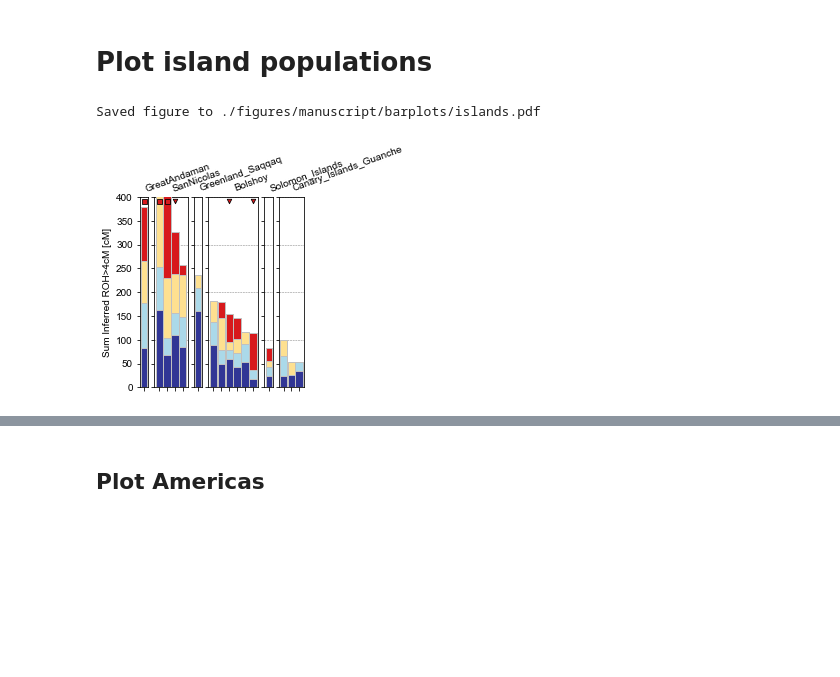
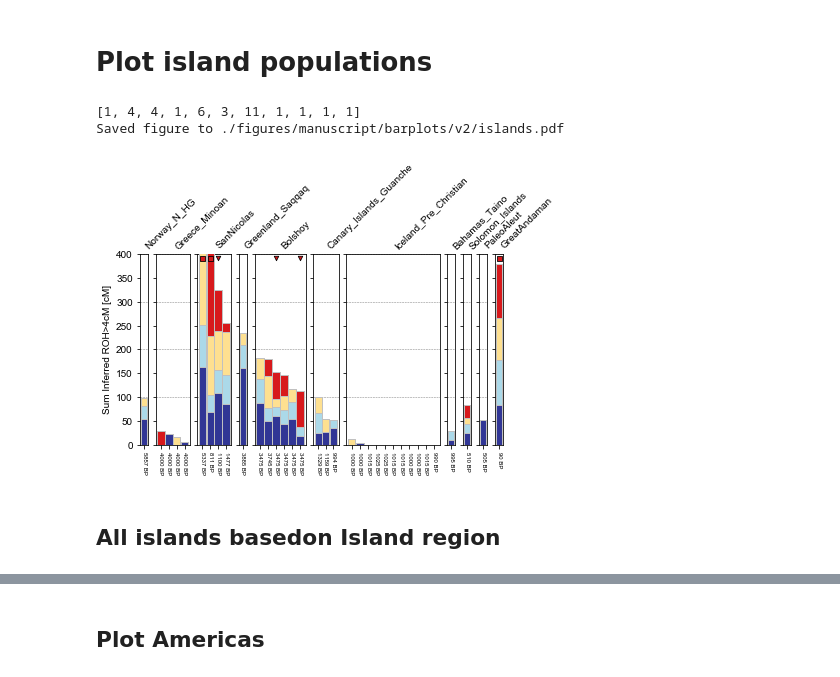
Before and after one commit to hringbauer/hapROH, a Jupyter notebook: Notebooks/Figures/plot_bar_ROH.ipynb, the cells around one changed output, grey strips where cells are left out. Saved outputs shown, nothing was run; the diff lists cells and outputs as text; code cells hidden in the pictures; blank space fills up the shorter version.

```diff
--- a/Notebooks/Figures/plot_bar_ROH.ipynb
+++ b/Notebooks/Figures/plot_bar_ROH.ipynb
@@ -342,3 +339,12 @@ Strategy: Combine Single Pieces
+# %%
+def prep_xlabels(plot_dfs):
+    """Prepare vector of x labels
+    corresponding to ages of individuals"""
+    xlabels = []
+    for df in plot_dfs:
+        lbls = [str(int(x)) + " BP" for x in df["age"].values]
+        xlabels.append(lbls)
+    return xlabels
 # %% [markdown]
 ### Do key modern Populations (French, Han, Palestinian, Pathan)
 # %%
@@ -483,17 +492,23 @@ Saved figure to ./figures/manuscript/barplots/pastoralist_pops.pdf
 # Plot island populations
 # %%
 df1 = pd.read_csv("./Empirical/roh_all_inds_final_v42.csv", sep='\t')
-clsts = ["GreatAndaman", "SanNicolas", "Greenland_Saqqaq", "Bolshoy",
-         "Solomon_Islands", "Canary_Islands_Guanche"] # Paleo_ALeut
+clsts = ["Norway_N_HG", "Greece_Minoan", "SanNicolas", "Greenland_Saqqaq", "Bolshoy",
+         "Canary_Islands_Guanche", "Iceland_Pre_Christian",
+         "Bahamas_Taino", "Solomon_Islands", "PaleoAleut", "GreatAndaman"] # Paleo_ALeut
 
 df_plots, lgths = prep_dfs_plot_exact(df1, pops=clsts, mod_only=False, exact=False)
+x_labels = prep_xlabels(df_plots)
+print(lgths)
 
 plot_panel_row(df_plots, figsize=(np.sum(lgths)/5, 3.5), ylim=[0,400], fs_x=6, wspace=0.3,
-               titles=clsts, ha_title="left", r_title=20,
+               titles=clsts, ha_title="left", r_title=45,
                title_col="pop", hlines=[100,200,300,400],
-               x_labels=False, leg_pos=0, degrees=[], Ns=[],
+               x_labels=x_labels, leg_pos=0, degrees=[], Ns=[],
                cutoffs=[50,100], ss=[20, 25], lw=0.8, sym_ofst=-8,
-               savepath="./figures/manuscript/barplots/islands.pdf")
+               savepath="./figures/manuscript/barplots/v2/islands.pdf")
 # %% [output]
-Saved figure to ./figures/manuscript/barplots/islands.pdf
+[1, 4, 4, 1, 6, 3, 11, 1, 1, 1, 1]
+Saved figure to ./figures/manuscript/barplots/v2/islands.pdf
-[figure, old version]
+[figure, new version]
+# %% [markdown]
+## All islands basedon Island region
```
Also changed, not shown: parts of 38 cells of this notebook, 1 other file.
